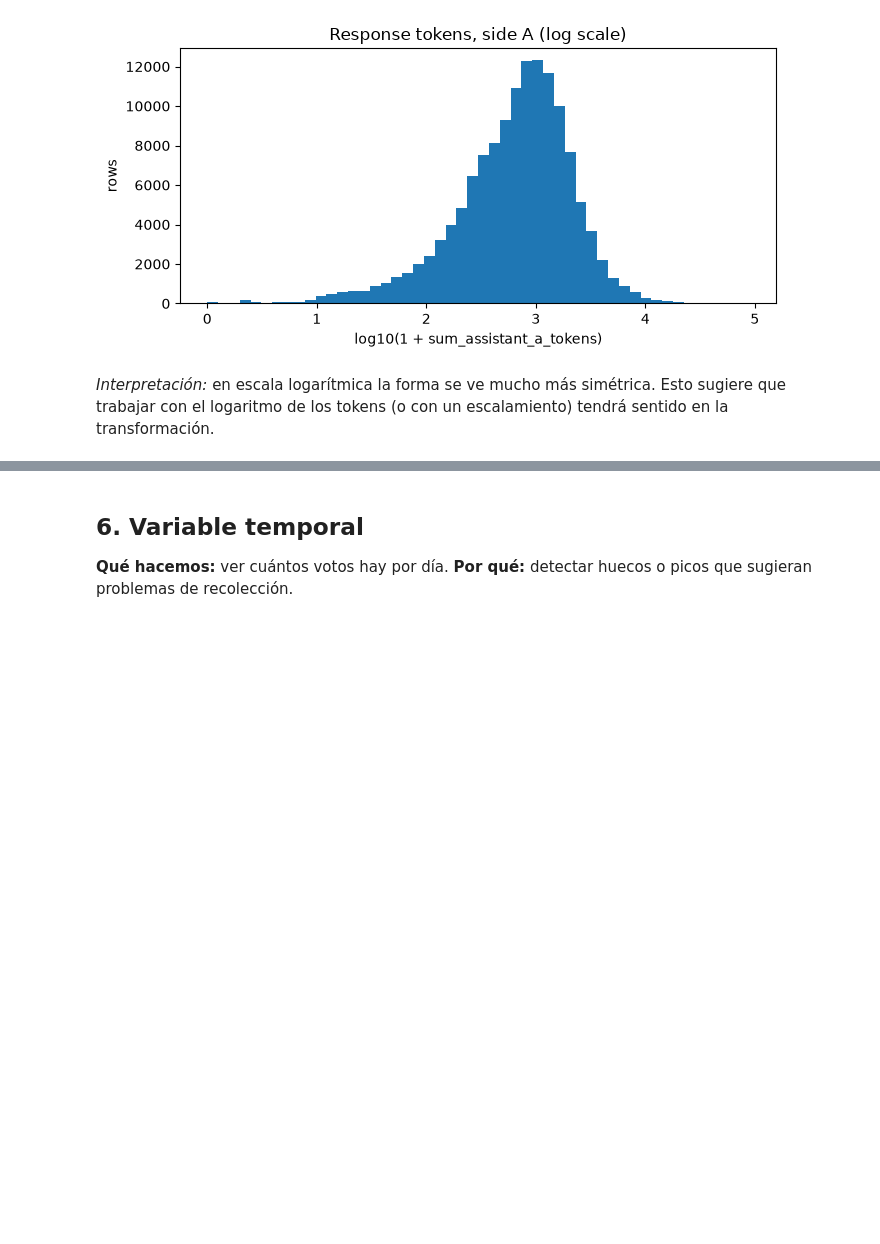
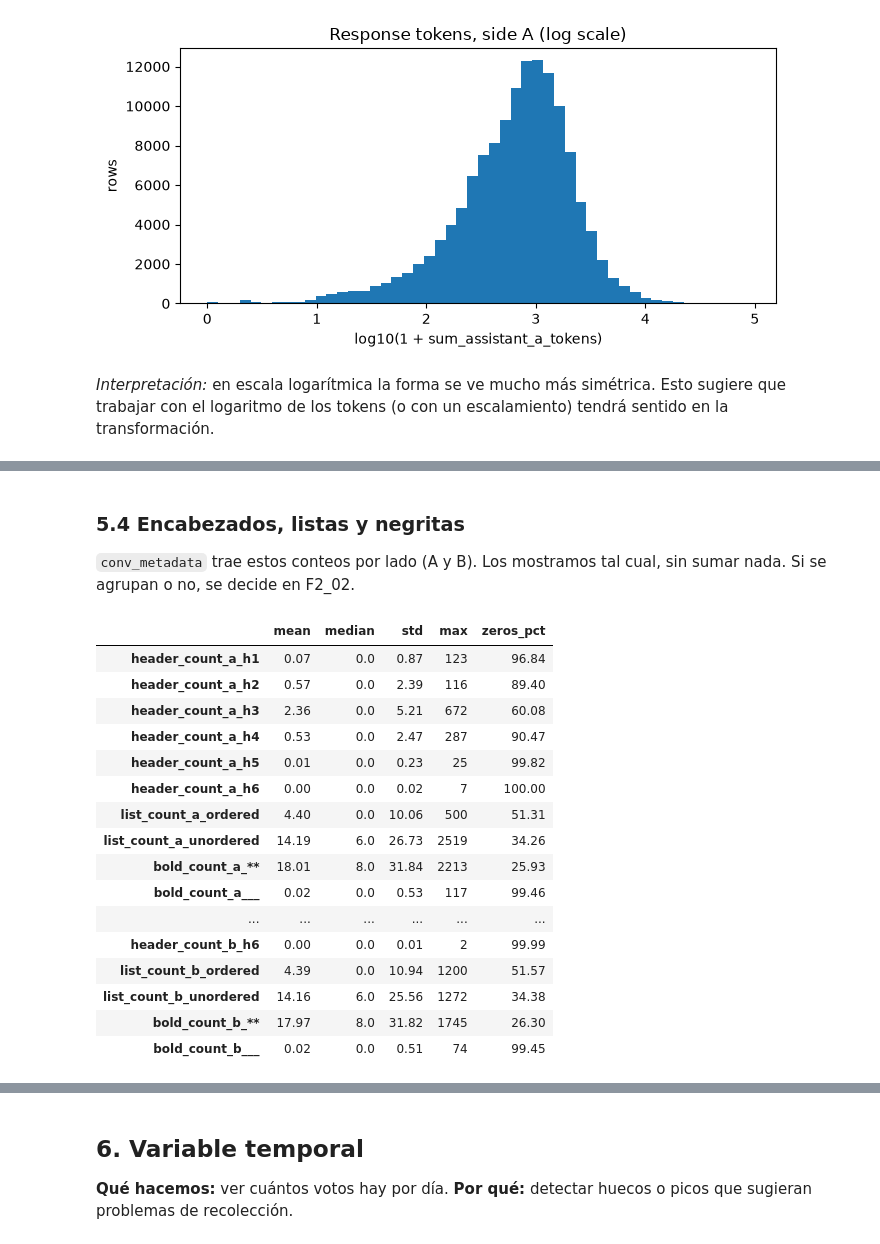
Before and after one commit to JoseFredes/lmarena-sumativa1, a Jupyter notebook: F2/F2_01_acquisition_exploration.ipynb, the cells around one changed output, grey strips where cells are left out. Cells and saved outputs as stored; diff of their text form; code cells hidden in the pictures; blank space fills up the shorter version.

```diff
--- a/F2/F2_01_acquisition_exploration.ipynb
+++ b/F2/F2_01_acquisition_exploration.ipynb
@@ -392,0 +414,25 @@ plot_hist(meta["sum_assistant_a_tokens"], "Response tokens, side A (log scale)",
+# %% [markdown]
+### 5.4 Encabezados, listas y negritas
+`conv_metadata` trae estos conteos por lado (A y B). Los mostramos tal cual, sin sumar nada. Si se agrupan o no, se decide en F2_02.
+# %%
+from arena.profile import formatting_summary
+
+formatting_summary(meta)
+# %% [output]
+|  | mean | median | std | max | zeros_pct |
+| header_count_a_h1 | 0.07 | 0.0 | 0.87 | 123 | 96.84 |
+| header_count_a_h2 | 0.57 | 0.0 | 2.39 | 116 | 89.40 |
+| header_count_a_h3 | 2.36 | 0.0 | 5.21 | 672 | 60.08 |
+| header_count_a_h4 | 0.53 | 0.0 | 2.47 | 287 | 90.47 |
+| header_count_a_h5 | 0.01 | 0.0 | 0.23 | 25 | 99.82 |
+| header_count_a_h6 | 0.00 | 0.0 | 0.02 | 7 | 100.00 |
+| list_count_a_ordered | 4.40 | 0.0 | 10.06 | 500 | 51.31 |
+| list_count_a_unordered | 14.19 | 6.0 | 26.73 | 2519 | 34.26 |
+| bold_count_a_** | 18.01 | 8.0 | 31.84 | 2213 | 25.93 |
+| bold_count_a___ | 0.02 | 0.0 | 0.53 | 117 | 99.46 |
+| ... | ... | ... | ... | ... | ... |
+| header_count_b_h6 | 0.00 | 0.0 | 0.01 | 2 | 99.99 |
+| list_count_b_ordered | 4.39 | 0.0 | 10.94 | 1200 | 51.57 |
+| list_count_b_unordered | 14.16 | 6.0 | 25.56 | 1272 | 34.38 |
+| bold_count_b_** | 17.97 | 8.0 | 31.82 | 1745 | 26.30 |
+| bold_count_b___ | 0.02 | 0.0 | 0.51 | 74 | 99.45 |
```
Also changed, not shown: parts of 13 cells of this notebook.
